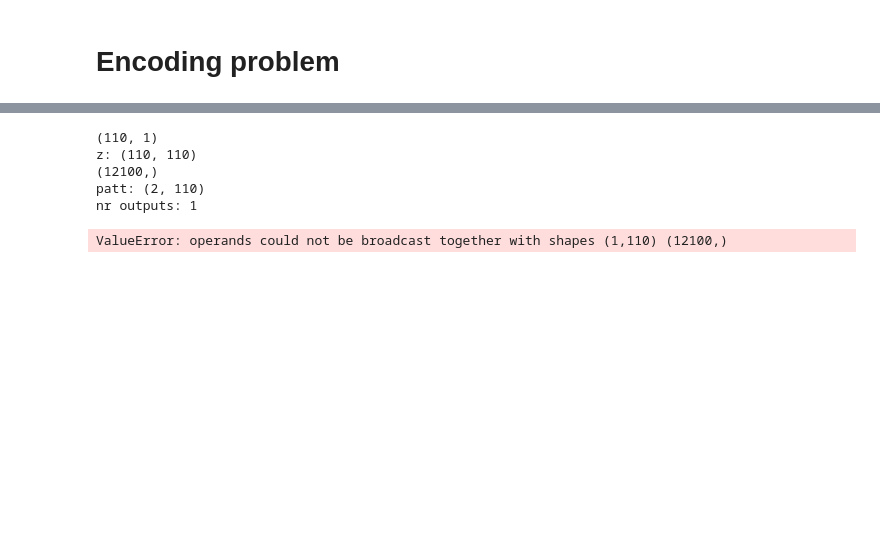
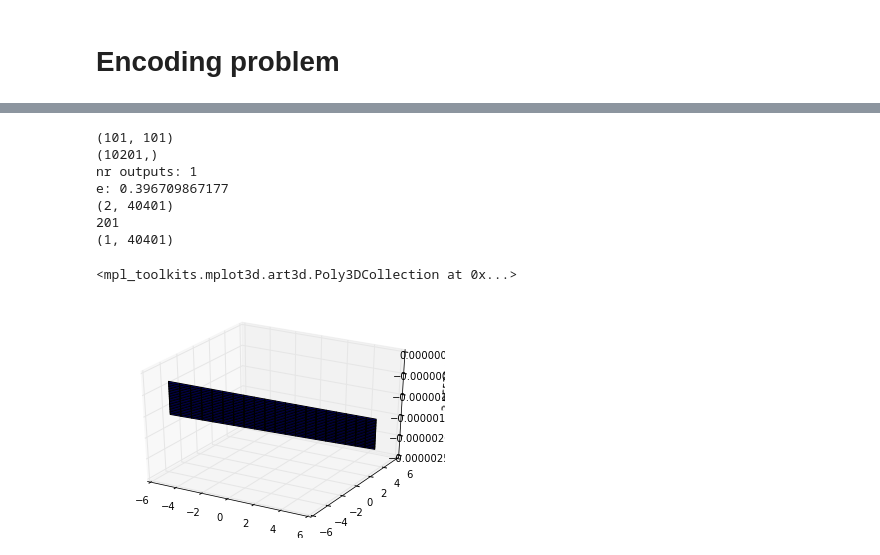
Before and after one commit to bxclib2/kth, a Jupyter notebook: dd2432/lab1.ipynb, the cells around one changed output, grey strips where cells are left out. Saved outputs shown, nothing was run; the diff lists cells and outputs as text; code cells hidden in the pictures; blank space fills up the shorter version.

```diff
--- a/dd2432/lab1.ipynb
+++ b/dd2432/lab1.ipynb
@@ -187,35 +186,42 @@ pred: [[ 0.90898239 -0.99031496 -0.99981673 -0.98850819 -0.988707   -0.98850819
 # %%
 from mpl_toolkits.mplot3d import Axes3D
 
-x = np.arange(-5,5+1,0.1).reshape(1,-1).T
-print x.shape
-y = x
-z = np.exp(-x*x * 0.1).dot(np.exp(-y*y * 0.1).T) - 0.5
-print 'z: %s' % str(z.shape)
-targets = z.reshape(-1)
+X = np.arange(-5,5+0.1,0.1).reshape(1,-1).T
+Y = X
+Z = np.exp(-(X**2 * 0.1)).dot(np.exp(-(Y**2 * 0.1)).T) - 0.5
+
+targets = Z.reshape(-1)
+print Z.shape
 print targets.shape
-xx, yy = np.meshgrid(x, y, sparse=True)
-patterns = np.append(xx.reshape(1, -1), yy.reshape(1, -1), axis=0)
-print 'patt: %s' % str(patterns.shape)
-mlp = MLP(patterns, targets, layer_sizes=[5,1])
-mlp.train(eta=0.005, alpha=0.9, max_iterations=1000)
-out = mlp.predict(patterns)
+xx, yy = np.meshgrid(X, Y)
 
+patterns = np.vstack([xx.ravel(), yy.ravel()])
+
+mlp = MLP(patterns, targets, layer_sizes=[5])
+mlp.train(eta=0.0005, alpha=0.5, max_iterations=1000)
+
+x_test = np.arange(-5,5+0.05,0.05).reshape(1,-1)
+xx, yy = np.meshgrid(x_test, x_test)
+test = np.vstack([xx.ravel(), yy.ravel()])
+out = mlp.predict(test)
+
+gridsize = x_test.shape[1]
+print test.shape
+print gridsize
 print out.shape
-gridsize = len(x)
-print gridsize
-zz = out.reshape(gridsize, gridsize)
-# axis([-5 5 -5 5 -0.7 0.7]);
-print zz.shape
+ZZ = out.reshape(gridsize, gridsize)
+
 fig = plt.figure()
-ax = fig.add_subplot(111, projection='3d')
+ax = fig.gca(projection='3d')
 
-ax.plot_surface(x, y, zz)
-# ax.axis([-5,5,-5,5,-0.7,0.7])
+ax.plot_surface(x_test, x_test, ZZ)
 # %% [output]
-(110, 1)
-z: (110, 110)
-(12100,)
-patt: (2, 110)
+(101, 101)
+(10201,)
 nr outputs: 1
+e: 0.396709867177
+(2, 40401)
+201
+(1, 40401)
-ValueError: operands could not be broadcast together with shapes (1,110) (12100,)
+<mpl_toolkits.mplot3d.art3d.Poly3DCollection at 0x...>
+[figure, added]
```
Also changed, not shown: parts of 5 cells of this notebook.
